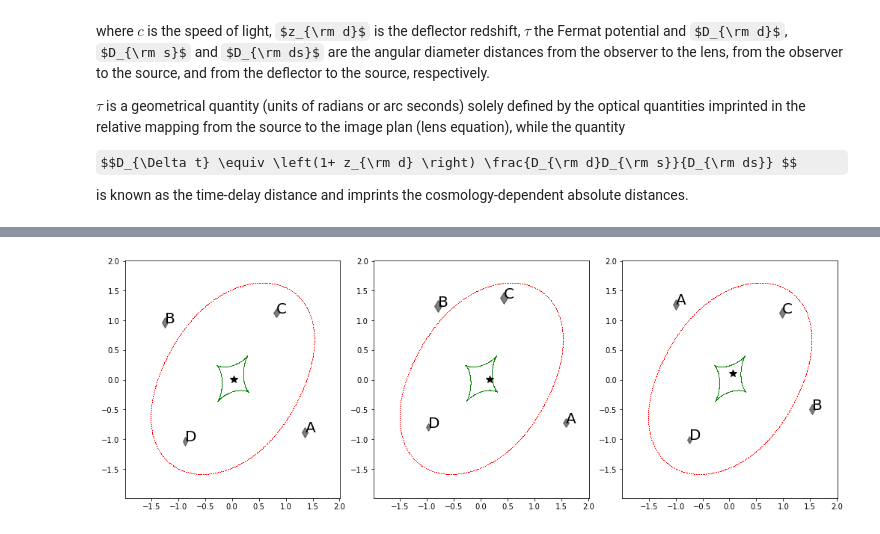
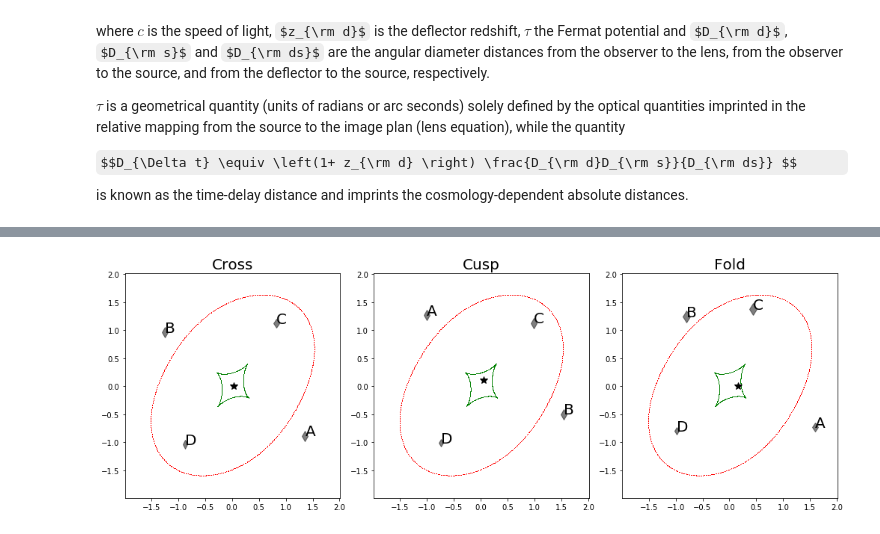
Before and after one commit to sibirrer/strong_lensing_lectures, a Jupyter notebook: Lectures/SL_basics.ipynb, the cells around one changed output, grey strips where cells are left out. Cells and saved outputs as stored; diff of their text form; code cells hidden in the pictures; some formulas as TeX source.

```diff
--- a/Lectures/SL_basics.ipynb
+++ b/Lectures/SL_basics.ipynb
@@ -164,34 +306,39 @@ kwargs_lens = [{'theta_E': 1.5, 'e1': 0, 'e2': 0.2, 'center_x': 0, 'center_y': 0
 # ========================================================================
 
 kwargs_ps_cross = [{'ra_source': 0.02, 'dec_source': 0}]  # cross
-kwargs_ps_cusp = [{'ra_source': 0.15, 'dec_source': 0}]  # cusp
-kwargs_ps_fold = [{'ra_source': 0.05, 'dec_source': 0.1}]  # fold
+kwargs_ps_fold = [{'ra_source': 0.15, 'dec_source': 0}]  # cusp
+kwargs_ps_cusp = [{'ra_source': 0.05, 'dec_source': 0.1}]  # fold
 
 
 # =========================================
 # illustrate image configurations in figure
 # =========================================
 
 from lenstronomy.Plots.lens_plot import lens_model_plot, arrival_time_surface
 
 
 kwargs_lens_plot = {'with_caustics': True, 'fast_caustic': True, 'point_source': True,
                    'with_convergence': False, 'numPix': 200, 'deltaPix': 0.02}
 
 f, axex = plt.subplots(1, 3, figsize=(14, 5))
 # cross
 lens_model_plot(axex[0], lens_model, kwargs_lens,
                           sourcePos_x=kwargs_ps_cross[0]['ra_source'],
                           sourcePos_y=kwargs_ps_cross[0]['dec_source'], **kwargs_lens_plot)
+axex[0].set_title('Cross', fontsize=20)
+
 # cusp
 lens_model_plot(axex[1], lens_model, kwargs_lens,
                           sourcePos_x=kwargs_ps_cusp[0]['ra_source'],
                           sourcePos_y=kwargs_ps_cusp[0]['dec_source'], **kwargs_lens_plot)
+axex[1].set_title('Cusp', fontsize=20)
+
 # fold
 lens_model_plot(axex[2], lens_model, kwargs_lens,
                           sourcePos_x=kwargs_ps_fold[0]['ra_source'],
                           sourcePos_y=kwargs_ps_fold[0]['dec_source'], **kwargs_lens_plot)
+axex[2].set_title('Fold', fontsize=20)
 f.tight_layout()
 f.show()
 # %% [output]
-[figure, old version]
+[figure, new version]
```
Also changed, not shown: parts of 23 cells of this notebook.
